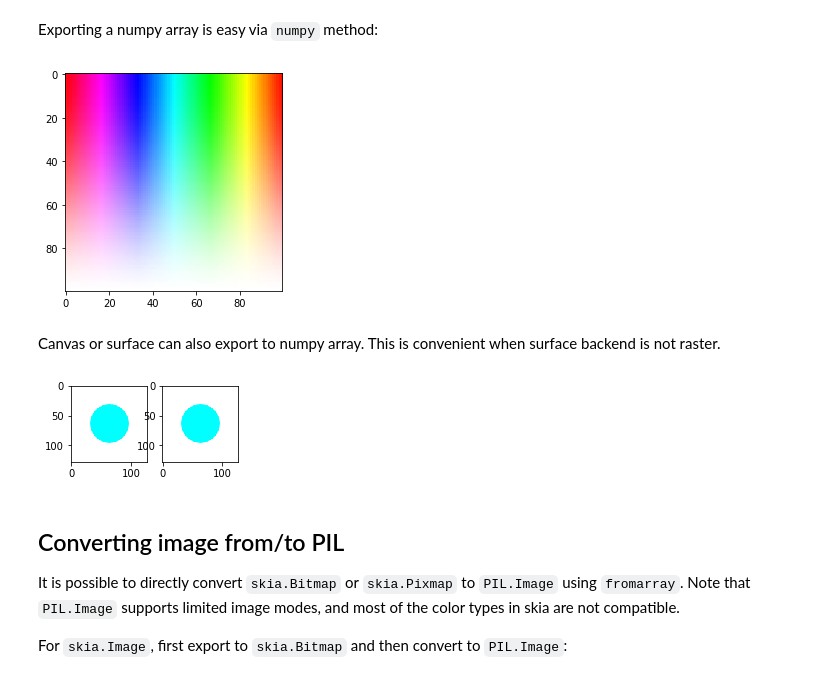
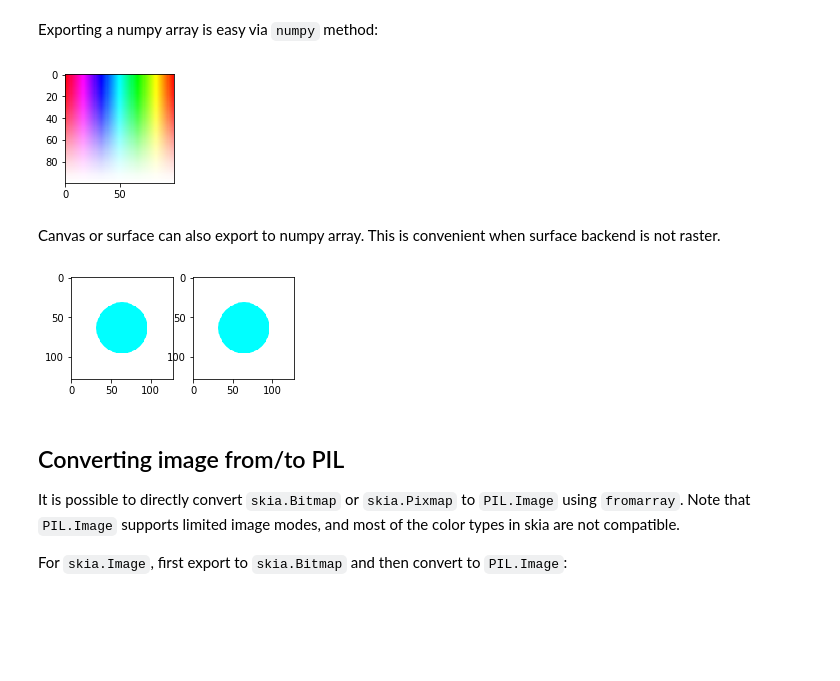
Before and after one commit to kyamagu/skia-python, a Jupyter notebook: notebooks/Python-Image-IO.ipynb, the cells around one changed output. Cells and saved outputs as stored; diff of their text form; code cells hidden in the pictures; blank space fills up the shorter version.

```diff
--- a/notebooks/Python-Image-IO.ipynb
+++ b/notebooks/Python-Image-IO.ipynb
@@ -28,7 +28,9 @@ display.Image(data=image.encodeToData())
 # %% [markdown]
 Or, can be exported via `skia.Surface.makeImageSnapshot` call:
 # %%
-surface = skia.Surface(256, 256)
+surface = skia.Surface(100, 100)
 canvas = surface.getCanvas()
 canvas.drawImage(image, 0, 0)  # Draw something to canvas
 image = surface.makeImageSnapshot()
+
+image
@@ -90,12 +94,14 @@ Exporting a numpy array is easy via `numpy` method:
 # %%
 with open('../skia/resources/images/rainbow-gradient.png', 'rb') as f:
     image = skia.Image.DecodeToRaster(f.read())
 
 array = image.numpy()
+
+plt.figure(figsize=(2, 2))
 plt.imshow(array)
 plt.show()
 # %% [output]
-[figure, old version]
+[figure, new version]
 # %% [markdown]
 Canvas or surface can also export to numpy array. This is convenient when surface backend is not raster.
 # %%
@@ -104,12 +110,12 @@ canvas = surface.getCanvas()
 paint = skia.Paint(AntiAlias=True, Color=skia.ColorCYAN)
 canvas.drawCircle((64, 64), 32, paint)
 
-plt.figure(figsize=(3, 8))
+plt.figure(figsize=(4, 8))
 plt.subplot(1, 2, 1), plt.imshow(canvas.numpy())
 plt.subplot(1, 2, 2), plt.imshow(surface.numpy())
 plt.show()
 # %% [output]
-[figure, old version]
+[figure, new version]
 # %% [markdown]
 ## Converting image from/to PIL
 
```
Also changed, not shown: parts of 4 cells of this notebook, 4 other files.
